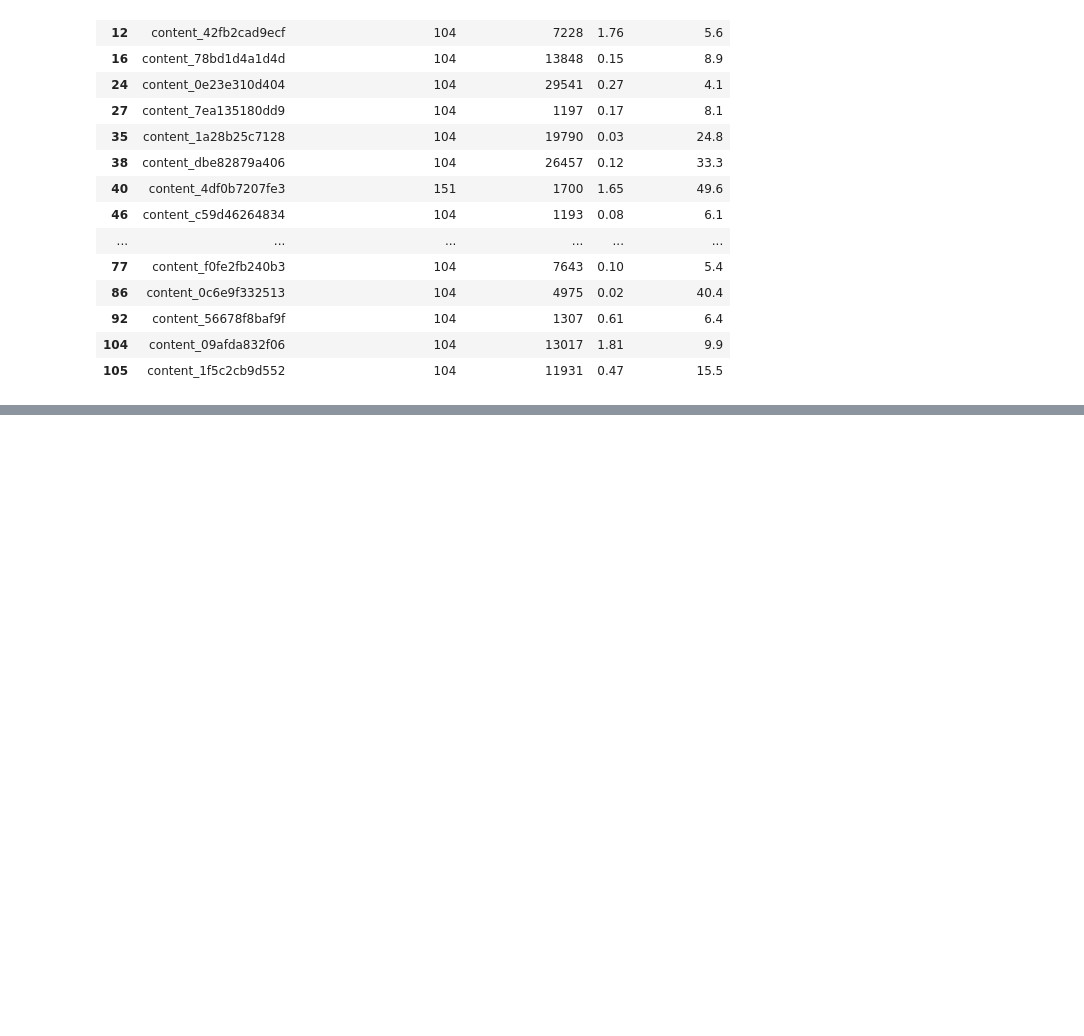
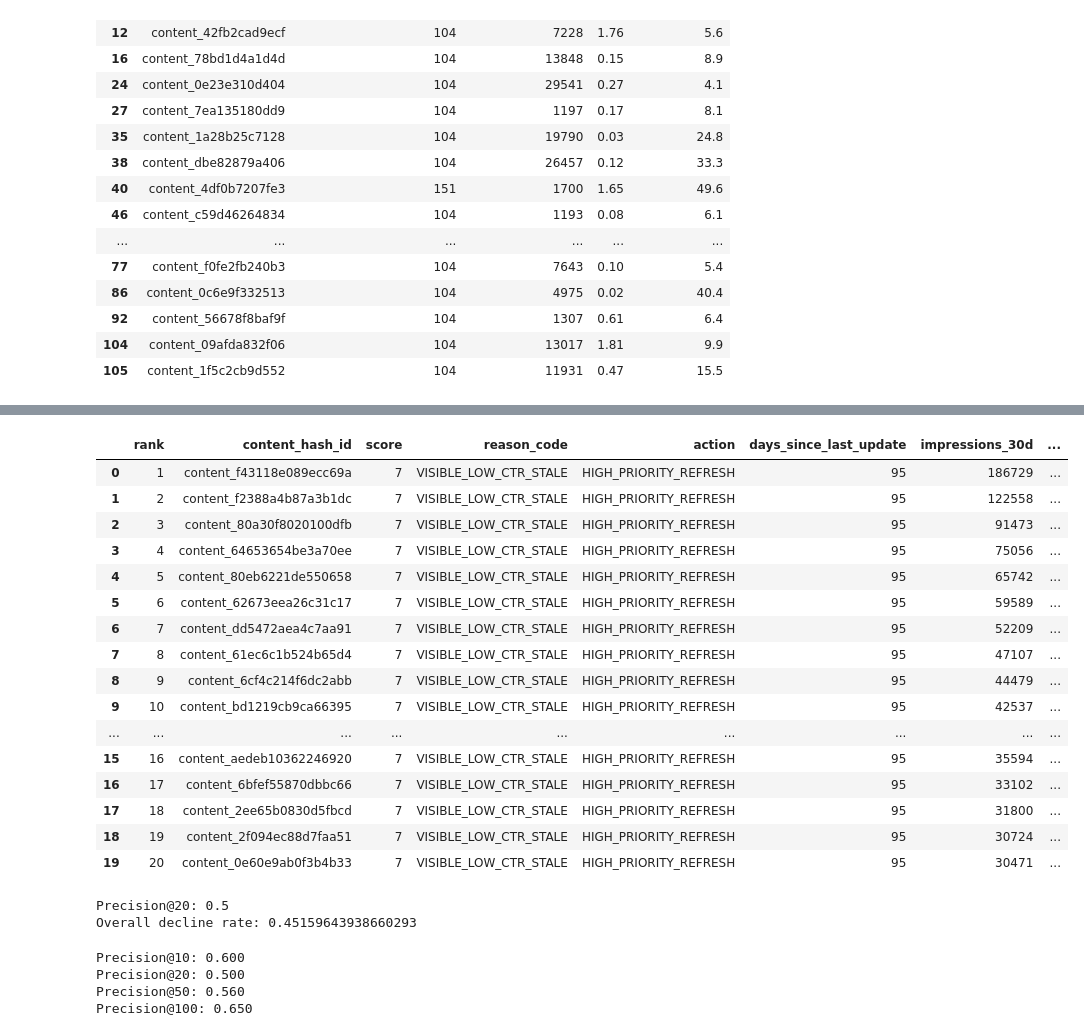
Before and after one commit to SAJLENDRAPANDEY/flyrank-ml-internship-starter, a Jupyter notebook: notebooks/capstone_content_refresh.ipynb, the cells around one changed output, grey strips where cells are left out. Cells and saved outputs as stored; diff of their text form; code cells hidden in the pictures; blank space fills up the shorter version.

```diff
--- a/notebooks/capstone_content_refresh.ipynb
+++ b/notebooks/capstone_content_refresh.ipynb
@@ -417,0 +1454,76 @@ Old + above-median visibility: 5992
+# %%
+def get_action(score):
+
+    if score >= 7:
+        return "HIGH_PRIORITY_REFRESH"
+
+    elif score >= 5:
+        return "REVIEW"
+
+    elif score >= 2:
+        return "MONITOR"
+
+    else:
+        return "LOW_PRIORITY"
+
+
+ranked["action"] = ranked["score"].apply(get_action)
+# %%
+ranked = ranked.sort_values(
+    by=["score", "impressions_30d"],
+    ascending=[False, False]
+).reset_index(drop=True)
+
+ranked["rank"] = ranked.index + 1
+# %%
+ranked[
+    [
+        "rank",
+        "content_hash_id",
+        "score",
+        "reason_code",
+        "action",
+        "days_since_last_update",
+        "impressions_30d",
+        "users_30d",
+        "ctr",
+        "avg_position"
+    ]
+].head(20)
+# %% [output]
+|  | rank | content_hash_id | score | reason_code | action | days_since_last_update | impressions_30d | ... |
+| 0 | 1 | content_f43118e089ecc69a | 7 | VISIBLE_LOW_CTR_STALE | HIGH_PRIORITY_REFRESH | 95 | 186729 | ... |
+| 1 | 2 | content_f2388a4b87a3b1dc | 7 | VISIBLE_LOW_CTR_STALE | HIGH_PRIORITY_REFRESH | 95 | 122558 | ... |
+| 2 | 3 | content_80a30f8020100dfb | 7 | VISIBLE_LOW_CTR_STALE | HIGH_PRIORITY_REFRESH | 95 | 91473 | ... |
+| 3 | 4 | content_64653654be3a70ee | 7 | VISIBLE_LOW_CTR_STALE | HIGH_PRIORITY_REFRESH | 95 | 75056 | ... |
+| 4 | 5 | content_80eb6221de550658 | 7 | VISIBLE_LOW_CTR_STALE | HIGH_PRIORITY_REFRESH | 95 | 65742 | ... |
+| 5 | 6 | content_62673eea26c31c17 | 7 | VISIBLE_LOW_CTR_STALE | HIGH_PRIORITY_REFRESH | 95 | 59589 | ... |
+| 6 | 7 | content_dd5472aea4c7aa91 | 7 | VISIBLE_LOW_CTR_STALE | HIGH_PRIORITY_REFRESH | 95 | 52209 | ... |
+| 7 | 8 | content_61ec6c1b524b65d4 | 7 | VISIBLE_LOW_CTR_STALE | HIGH_PRIORITY_REFRESH | 95 | 47107 | ... |
+| 8 | 9 | content_6cf4c214f6dc2abb | 7 | VISIBLE_LOW_CTR_STALE | HIGH_PRIORITY_REFRESH | 95 | 44479 | ... |
+| 9 | 10 | content_bd1219cb9ca66395 | 7 | VISIBLE_LOW_CTR_STALE | HIGH_PRIORITY_REFRESH | 95 | 42537 | ... |
+| ... | ... | ... | ... | ... | ... | ... | ... | ... |
+| 15 | 16 | content_aedeb10362246920 | 7 | VISIBLE_LOW_CTR_STALE | HIGH_PRIORITY_REFRESH | 95 | 35594 | ... |
+| 16 | 17 | content_6bfef55870dbbc66 | 7 | VISIBLE_LOW_CTR_STALE | HIGH_PRIORITY_REFRESH | 95 | 33102 | ... |
+| 17 | 18 | content_2ee65b0830d5fbcd | 7 | VISIBLE_LOW_CTR_STALE | HIGH_PRIORITY_REFRESH | 95 | 31800 | ... |
+| 18 | 19 | content_2f094ec88d7faa51 | 7 | VISIBLE_LOW_CTR_STALE | HIGH_PRIORITY_REFRESH | 95 | 30724 | ... |
+| 19 | 20 | content_0e60e9ab0f3b4b33 | 7 | VISIBLE_LOW_CTR_STALE | HIGH_PRIORITY_REFRESH | 95 | 30471 | ... |
+# %%
+top20 = ranked.head(20)
+
+precision_at_20 = top20["decline_label"].mean()
+
+print("Precision@20:", precision_at_20)
+print("Overall decline rate:", ranked["decline_label"].mean())
+# %% [output]
+Precision@20: 0.5
+Overall decline rate: 0.45159643938660293
+# %%
+for k in [10, 20, 50, 100]:
+    precision = ranked.head(k)["decline_label"].mean()
+    print(f"Precision@{k}: {precision:.3f}")
+# %% [output]
+Precision@10: 0.600
+Precision@20: 0.500
+Precision@50: 0.560
+Precision@100: 0.650
```
Also changed, not shown: parts of 103 cells of this notebook.
